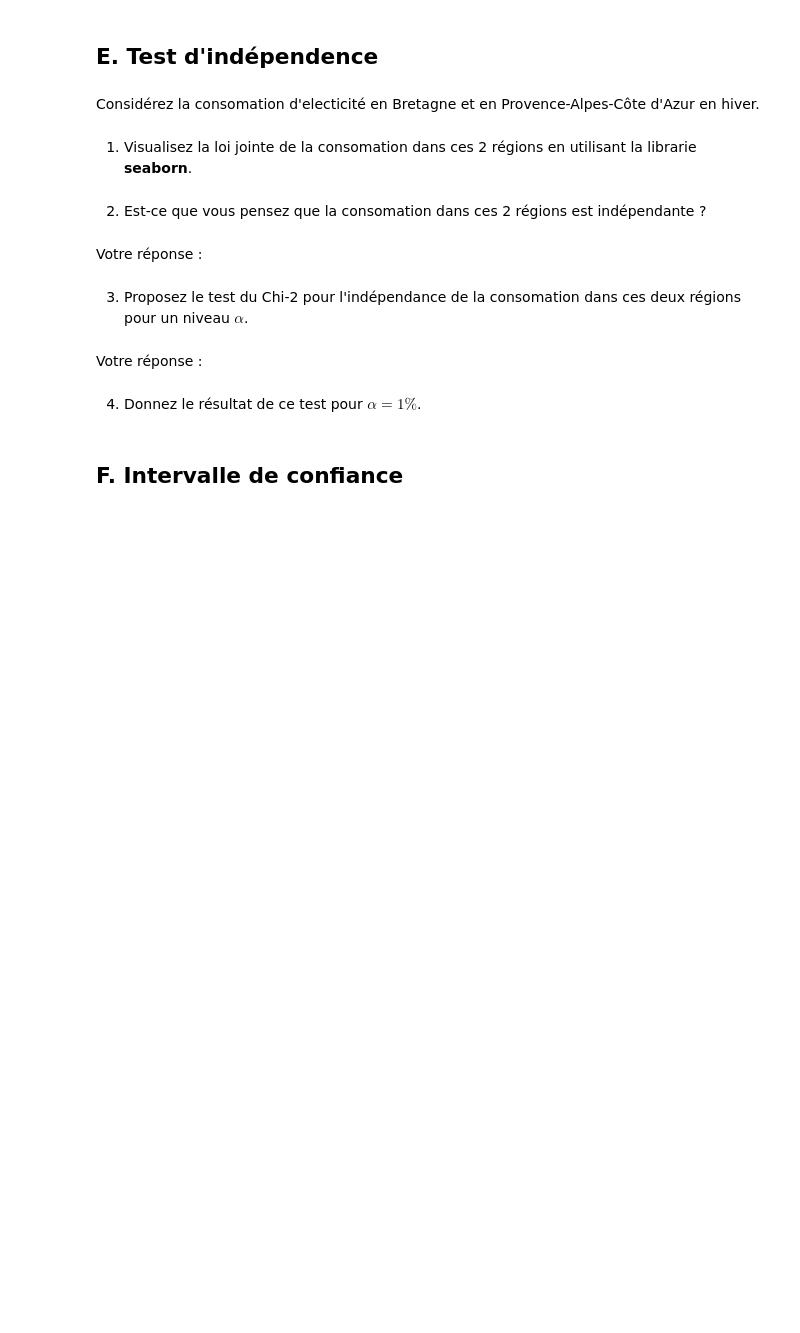
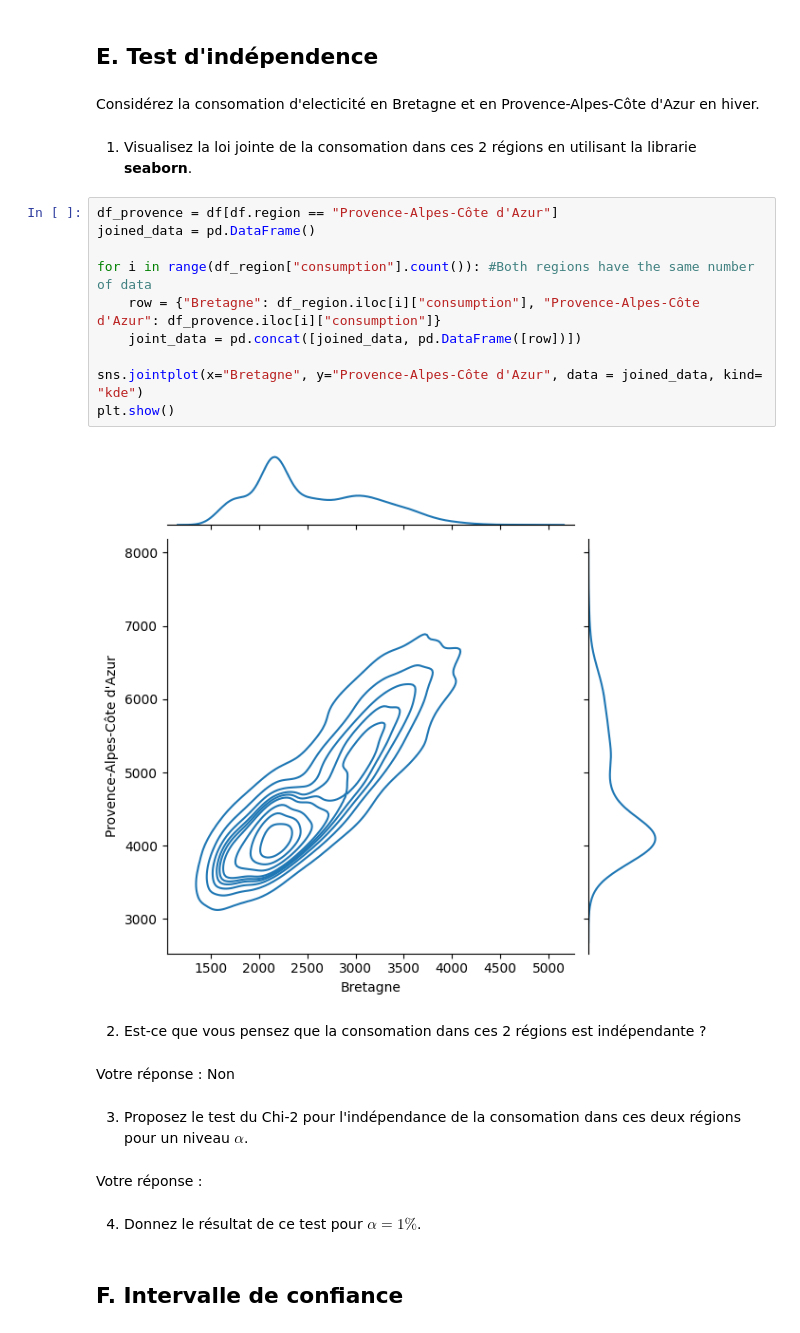
Before and after one commit to MrMay0/Statistics-Project, a Jupyter notebook: mini-project_FR.ipynb, the cells around one changed output. Saved outputs shown, nothing was run; the diff lists cells and outputs as text; blank space fills up the shorter version.

```diff
--- a/mini-project_FR.ipynb
+++ b/mini-project_FR.ipynb
@@ -421,10 +612,22 @@ Votre réponse :
 Considérez la consomation d'electicité en Bretagne et en Provence-Alpes-Côte d'Azur en hiver.
 # %% [markdown]
 1. Visualisez la loi jointe de la consomation dans ces 2 régions en utilisant la librarie **seaborn**.
+# %%
+df_provence = df[df.region == "Provence-Alpes-Côte d'Azur"]
+joined_data = pd.DataFrame()
+
+for i in range(df_region["consumption"].count()): #Both regions have the same number of data
+    row = {"Bretagne": df_region.iloc[i]["consumption"], "Provence-Alpes-Côte d'Azur": df_provence.iloc[i]["consumption"]}
+    joint_data = pd.concat([joined_data, pd.DataFrame([row])])
+
+sns.jointplot(x="Bretagne", y="Provence-Alpes-Côte d'Azur", data = joined_data, kind= "kde")
+plt.show()
+# %% [output]
+[figure, added]
 # %% [markdown]
 2. Est-ce que vous pensez que la consomation dans ces 2 régions est indépendante ?
 # %% [markdown]
-Votre réponse :
+Votre réponse : Non
 # %% [markdown]
 3. Proposez le test du Chi-2 pour l'indépendance de la consomation dans ces deux régions pour un niveau $\alpha$.
 # %% [markdown]
```
Also changed, not shown: parts of 19 cells of this notebook.
